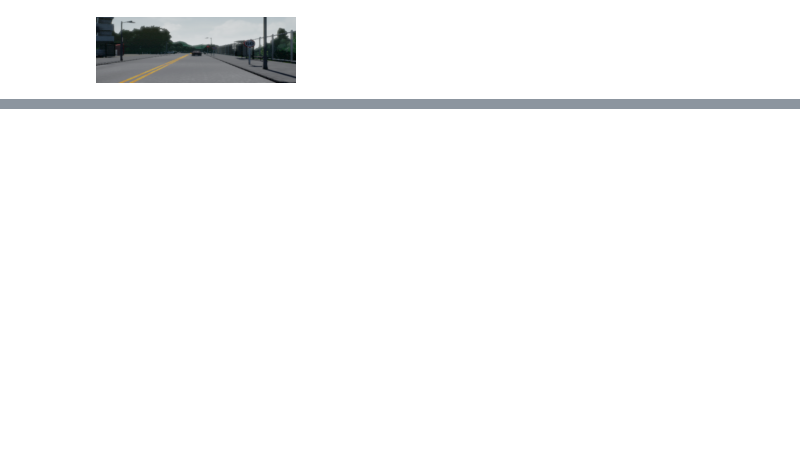
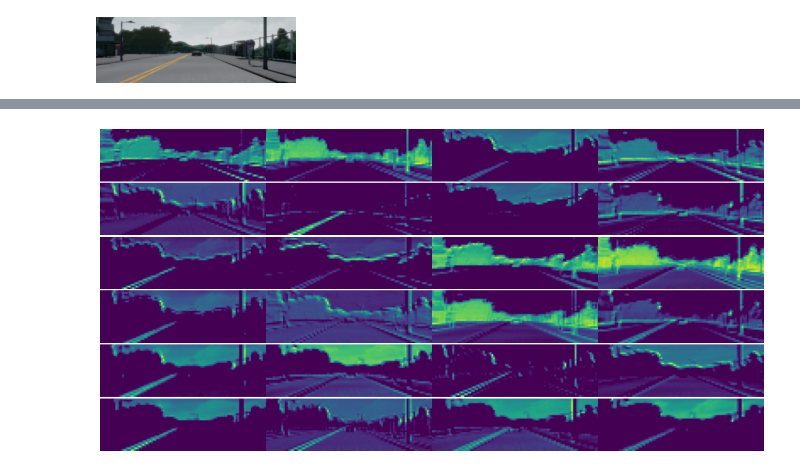
Before and after one commit to peterkim95/carla-driver, a Jupyter notebook: notebooks/internal_visualization.ipynb, the cells around one changed output, grey strips where cells are left out. Cells and saved outputs as stored; diff of their text form; code cells hidden in the pictures; blank space fills up the shorter version.

```diff
--- a/notebooks/internal_visualization.ipynb
+++ b/notebooks/internal_visualization.ipynb
@@ -81,0 +128,10 @@ for i in range(r):
+# %%
+r,c=6,4
+fig, axarr = plt.subplots(r,c, sharex='all', sharey='all', figsize=(20, 10))
+fig.subplots_adjust(hspace=0.0, wspace=0.0)
+for i in range(r):
+    for j in range(c):
+        axarr[i][j].set_axis_off()
+        axarr[i][j].imshow(F.relu(act[4 * i + j]))
+# %% [output]
+[figure, added]
```
Also changed, not shown: parts of 22 cells of this notebook, 2 other files.
